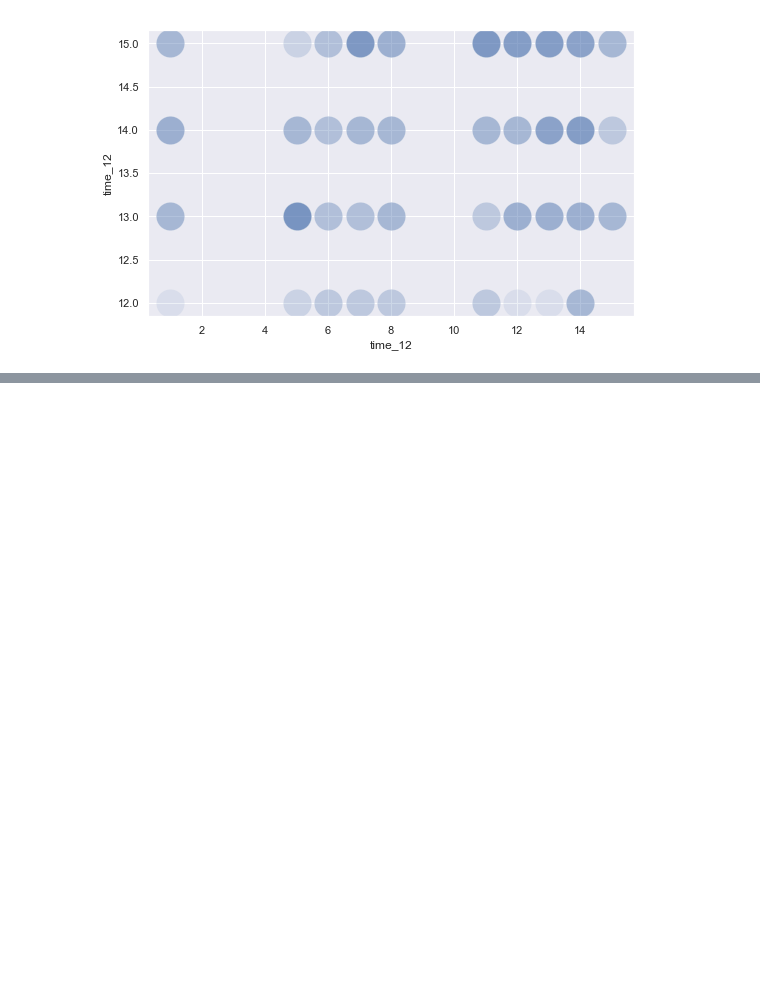
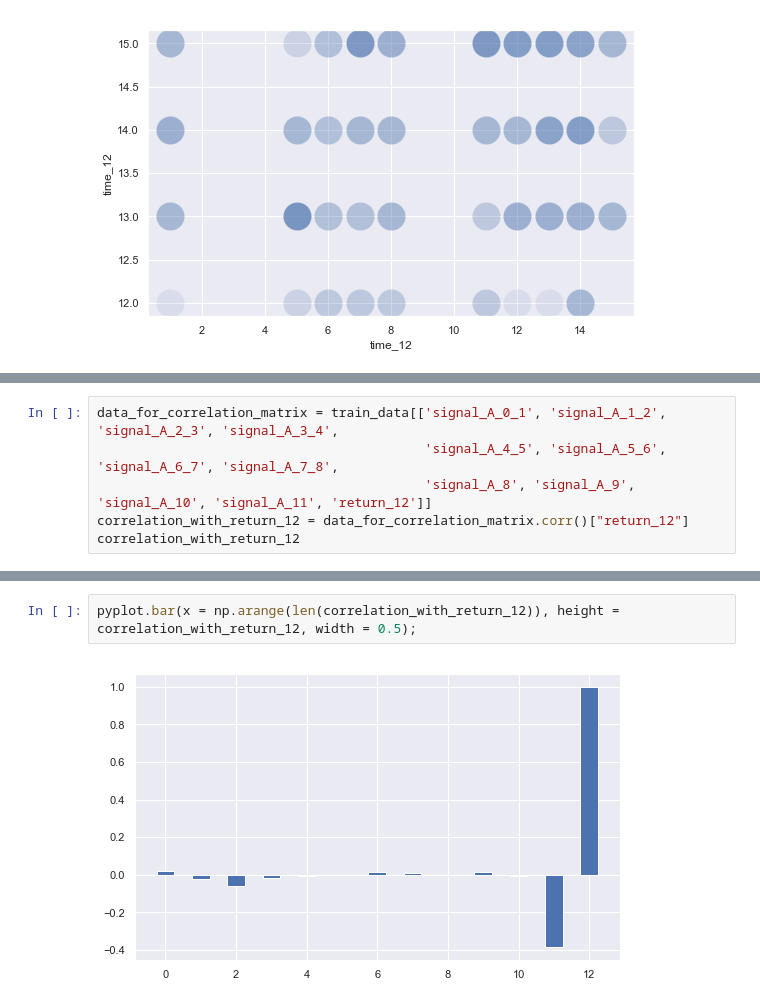
Before and after one commit to kanru-wang/stock_toy_model_for_phg, a Jupyter notebook: dev_notebook.ipynb, the cells around one changed output, grey strips where cells are left out. Drawn from its saved outputs; the diff is of its cells as text; blank space fills up the shorter version.

```diff
--- a/dev_notebook.ipynb
+++ b/dev_notebook.ipynb
@@ -958,0 +1029,6 @@ sns.scatterplot(x = "signal_A_10_11", y = "return_12", data = train_data, alpha
+# %%
+data_for_correlation_matrix = train_data[['signal_A_0_1', 'signal_A_1_2', 'signal_A_2_3', 'signal_A_3_4',
+                                          'signal_A_4_5', 'signal_A_5_6', 'signal_A_6_7', 'signal_A_7_8',
+                                          'signal_A_8', 'signal_A_9', 'signal_A_10', 'signal_A_11', 'return_12']]
+correlation_with_return_12 = data_for_correlation_matrix.corr()["return_12"]
+correlation_with_return_12
@@ -958,0 +1050,4 @@ sns.scatterplot(x = "signal_A_10_11", y = "return_12", data = train_data, alpha
+# %%
+pyplot.bar(x = np.arange(len(correlation_with_return_12)), height = correlation_with_return_12, width = 0.5);
+# %% [output]
+[figure, added]
```
Also changed, not shown: parts of 26 cells of this notebook.
